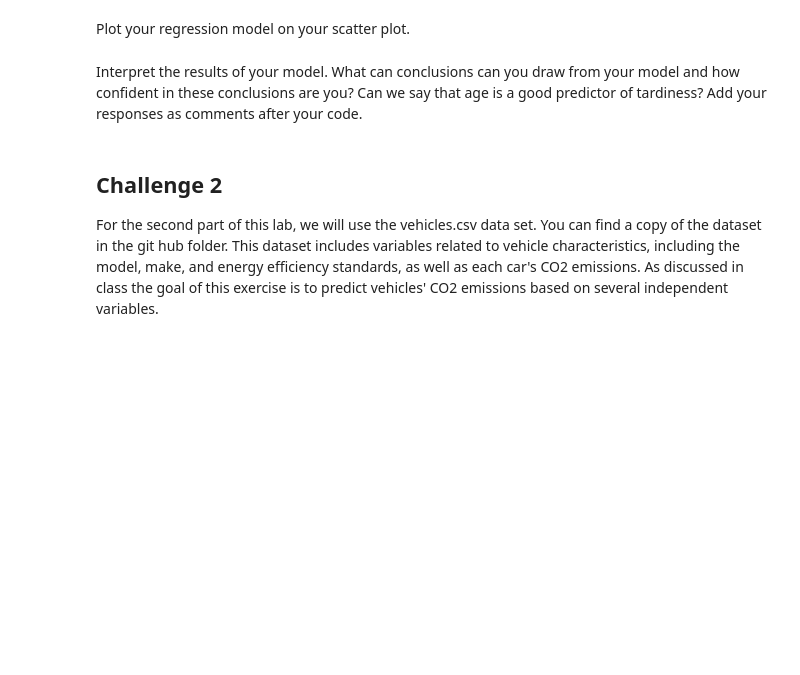
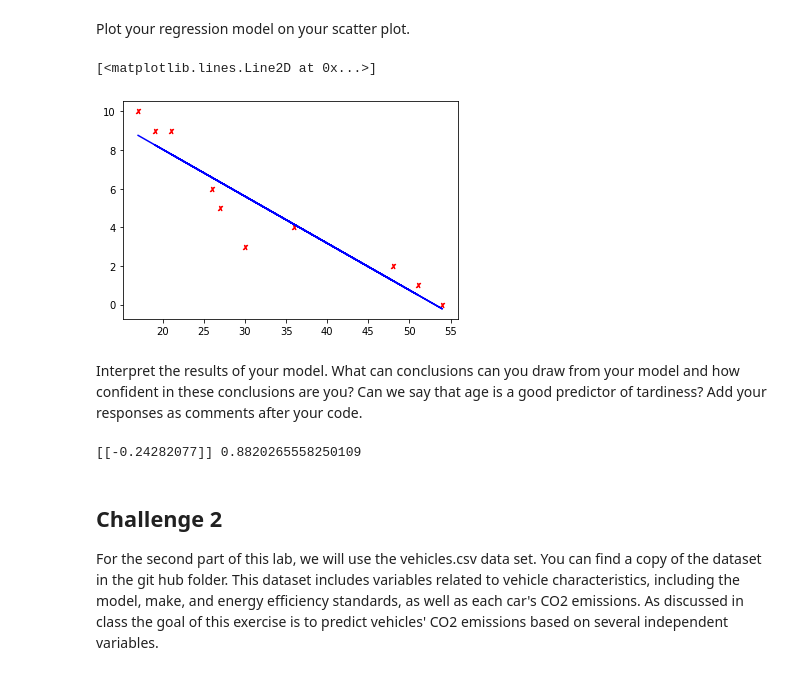
Before and after one commit to ta-data-lis/lab-regression-analysis, a Jupyter notebook: your-code/challenge1.ipynb, the cells around one changed output. Cells and saved outputs as stored; diff of their text form; code cells hidden in the pictures; blank space fills up the shorter version.

```diff
--- a/your-code/challenge1.ipynb
+++ b/your-code/challenge1.ipynb
@@ -57,2 +123,9 @@ Plot your regression model on your scatter plot.
+# %%
+# Your code here.
+plt.scatter(X, Y, marker = '$X$', c = 'r', s = 20)
+plt.plot(X, Y_pred, color='b')
+# %% [output]
+[<matplotlib.lines.Line2D at 0x...>]
+[figure, added]
 # %% [markdown]
 Interpret the results of your model. What can conclusions can you draw from your model and how confident in these conclusions are you? Can we say that age is a good predictor of tardiness? Add your responses as comments after your code.
@@ -61,3 +132,10 @@ Interpret the results of your model. What can conclusions can you draw from your
+# %%
+#coefficient of age and r**2
+print(reg.coef_, r2_score(Y, Y_pred))
+
+## In this model that accounts for no other explicative variables, 88% of tardiness is explained by age. Model shows that for every 4 years of age, the individual gets to one more class on time
+# %% [output]
+[[-0.24282077]] 0.8820265558250109
 # %% [markdown]
 ## Challenge 2
 For the second part of this lab, we will use the vehicles.csv data set. You can find a copy of the dataset in the git hub folder. This dataset includes variables related to vehicle characteristics, including the model, make, and energy efficiency standards, as well as each car's CO2 emissions. As discussed in class the goal of this exercise is to predict vehicles' CO2 emissions based on several independent variables.
```
Also changed, not shown: parts of 48 cells of this notebook.
